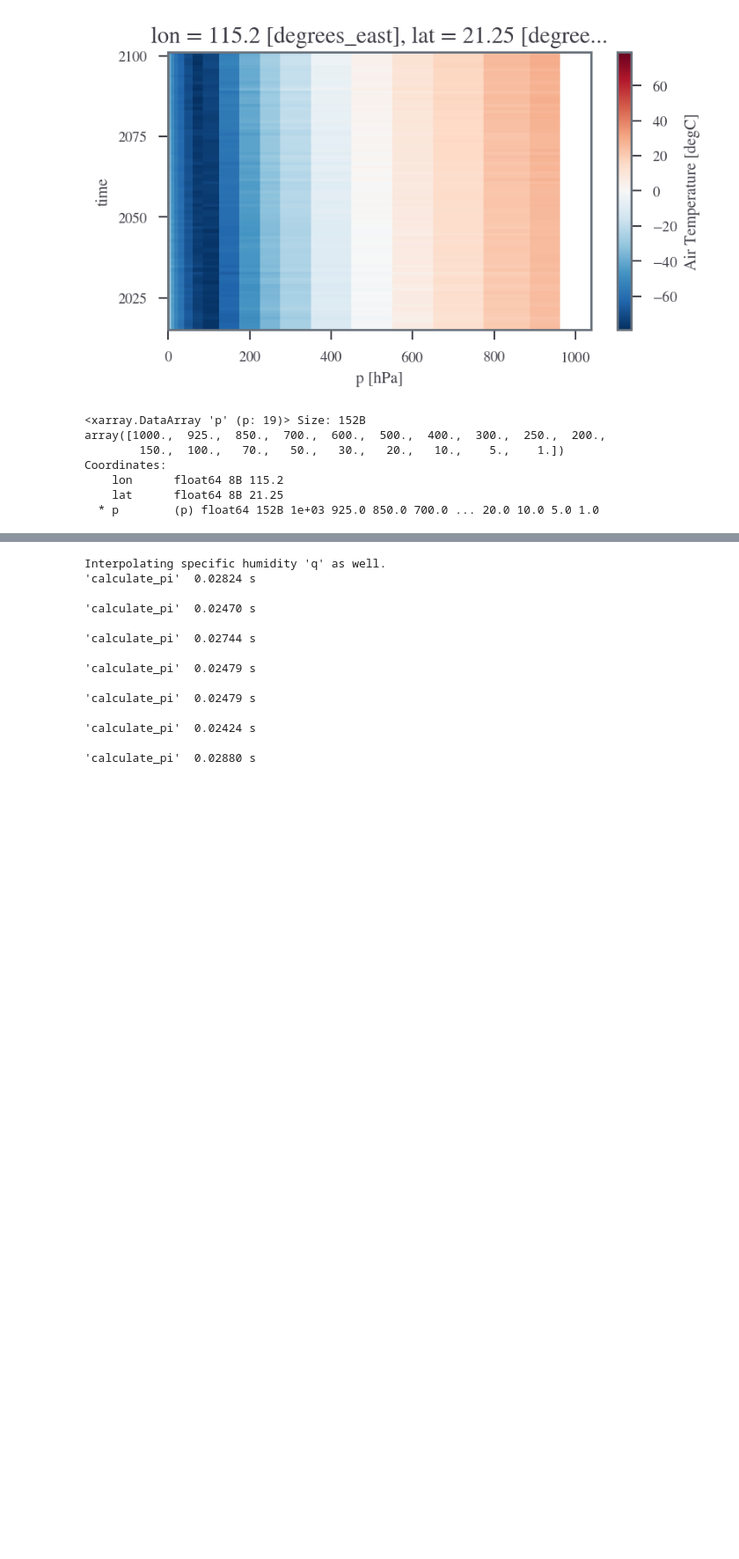
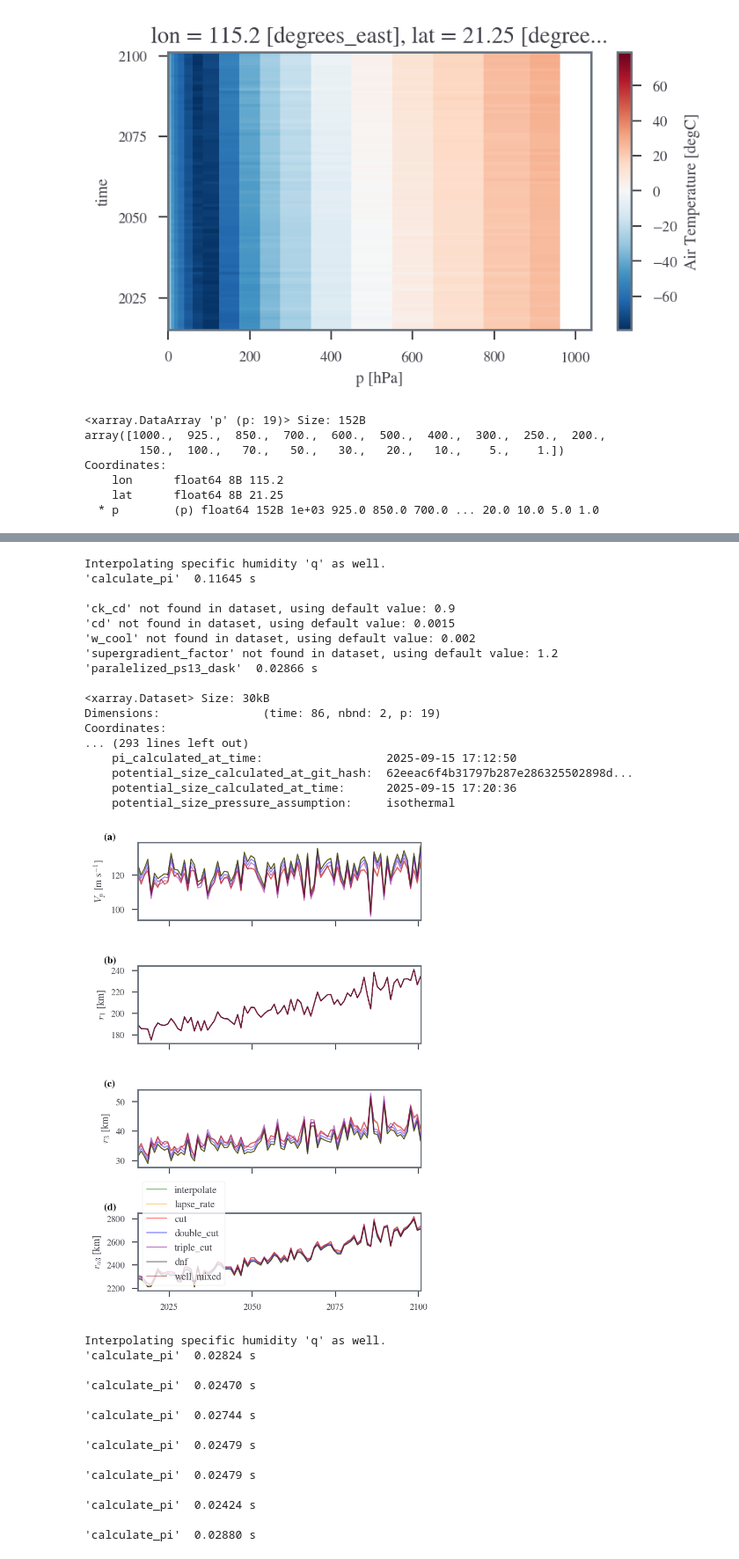
Before and after one commit to sdat2/PotentialHeight, a Jupyter notebook: fill-in.ipynb, the cells around one changed output, grey strips where cells are left out. Shown at 88% size. Cells and saved outputs as stored; diff of their text form; code cells hidden in the pictures; blank space fills up the shorter version.

```diff
--- a/fill-in.ipynb
+++ b/fill-in.ipynb
@@ -135,7 +135,7 @@ import numpy as np
 
 def ps_calc_ex(axs, ds, method, color) -> None:
     if axs is None:
-        fig, axs = plt.subplots(4, 1, figsize=(12, 3), sharex=False)
+        fig, axs = plt.subplots(4, 1, figsize=(5, 7), sharex=True)
         label_subplots(axs)
     if method == "cut":
         fix_ds = ds.isel(p=slice(1, None))
@@ -161,18 +161,23 @@ def ps_calc_ex(axs, ds, method, color) -> None:
     print(ps_ds)
 
     pi_ds.vmax.plot(ax=axs[0], color=color, alpha=0.5)
+    axs[0].set_ylabel(r"$V_{p}$ [m s$^{-1}$]")
     axs[0].set_title("")
     axs[0].set_xlabel("")
-    ps_ds.rmax_1.plot(ax=axs[1], color=color, alpha=0.5)
+    (ps_ds.rmax_1 /1000).plot(ax=axs[1], color=color, alpha=0.5)
+    axs[1].set_ylabel(r"$r_{1}$ [km]")
     axs[1].set_title("")
     axs[1].set_xlabel("")
-    ps_ds.rmax_3.plot(ax=axs[2], color=color, alpha=0.5)
+    (ps_ds.rmax_3 / 1000).plot(ax=axs[2], color=color, alpha=0.5)
+    axs[2].set_ylabel(r"$r_{3}$ [km]")
     axs[2].set_title("")
     axs[2].set_xlabel("")
-    ps_ds.r0_3.plot(ax=axs[3], color=color, alpha=0.5, label=method)
+    (ps_ds.r0_3 / 1000).plot(ax=axs[3], color=color, alpha=0.5, label=method)
+    axs[3].set_ylabel(r"$r_{a3}$ [km]")
     axs[3].set_title("")
     axs[3].set_xlabel("")
     axs[3].set_xlim(pi_ds.time.min().values, pi_ds.time.max().values)
+    return ps_ds
 # %%
 ps_calc_ex(None, ds, "dnf", "C0")
 # %% [output]
@@ -195,6 +211,42 @@ def try_all_methods(ds):
     fix_calc_and_plot(axs, ds, method="well_mixed", color="brown")
     plt.legend()
     label_subplots(axs, override="outside")
+# %%
+def try_sizes(ds):
+    fig, axs = plt.subplots(4, 1, figsize=(5, 7), sharex=True)  # , figsize=(10, 5))
+    ps_ds_d = {}
+    ps_ds_d["interpolate"] = ps_calc_ex(axs, ds, method="interpolate", color="green")
+    ps_ds_d["lapse_rate"] = ps_calc_ex(axs, ds, method="lapse_rate", color="orange")
+    ps_ds_d["cut"] = ps_calc_ex(axs, ds, method="cut", color="red")
+    ps_ds_d["double_cut"] = ps_calc_ex(axs, ds, method="double_cut", color="blue")
+    ps_ds_d["triple_cut"] = ps_calc_ex(axs, ds, method="triple_cut", color="purple")
+    ps_ds_d["dnf"] = ps_calc_ex(axs, ds, method="dnf", color="black")
+    ps_ds_d["well_mixed"] = ps_calc_ex(axs, ds, method="well_mixed", color="brown")
+    plt.legend()
+    label_subplots(axs, override="outside")
+    return ps_ds_d
+
+ps_ds_d = try_sizes(ds)
+plt.savefig("ps_hk.pdf")
+# %% [output]
+Interpolating specific humidity 'q' as well.
+'calculate_pi'  0.11645 s
+
+'ck_cd' not found in dataset, using default value: 0.9
+'cd' not found in dataset, using default value: 0.0015
+'w_cool' not found in dataset, using default value: 0.002
+'supergradient_factor' not found in dataset, using default value: 1.2
+'paralelized_ps13_dask'  0.02866 s
+
+<xarray.Dataset> Size: 30kB
+Dimensions:               (time: 86, nbnd: 2, p: 19)
+Coordinates:
+... (293 lines left out)
+    pi_calculated_at_time:                  2025-09-15 17:12:50
+    potential_size_calculated_at_git_hash:  62eeac6f4b31797b287e286325502898d...
+    potential_size_calculated_at_time:      2025-09-15 17:20:36
+    potential_size_pressure_assumption:     isothermal
+[figure, added]
 # %%
 try_all_methods(ds)
 # %% [output]
```
Also changed, not shown: parts of 5 cells of this notebook, 1 other file.
